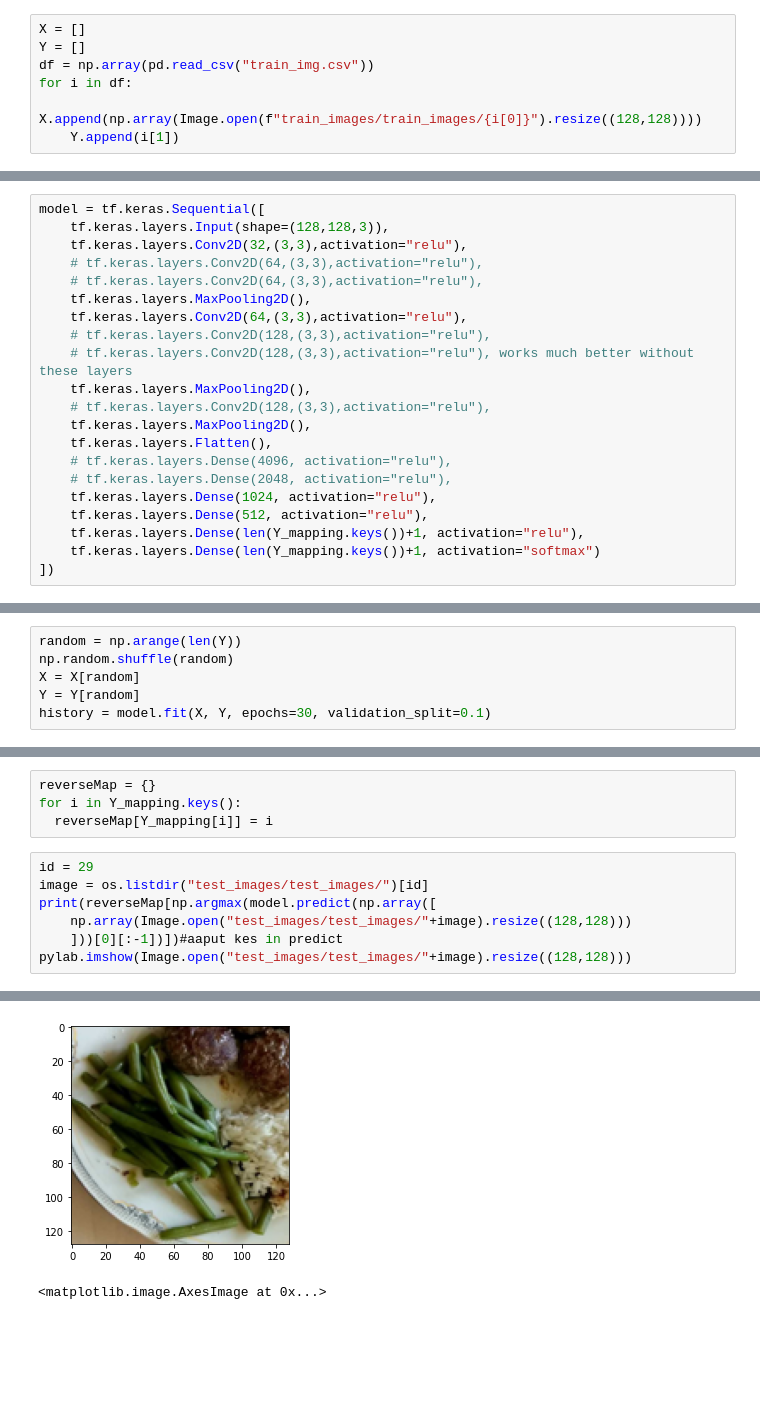
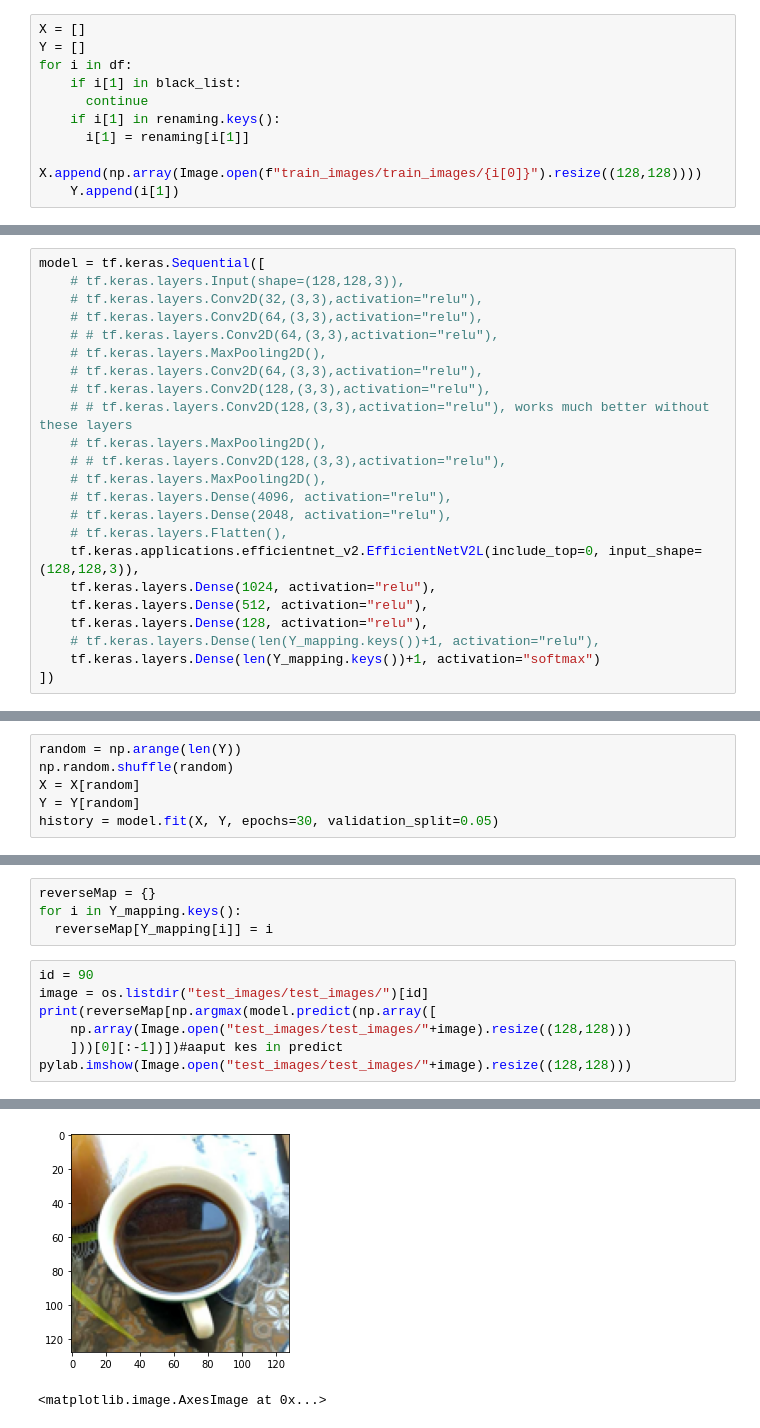
Before and after one commit to weathon/healthy-diet, a Jupyter notebook: food.ipynb, the cells around one changed output, grey strips where cells are left out. Saved outputs shown, nothing was run; the diff lists cells and outputs as text; blank space fills up the shorter version.

Commit message:
renaming and blocking

```diff
--- a/food.ipynb
+++ b/food.ipynb
@@ -31,8 +68,11 @@ data.zip            100%[===================>] 753.17M  14.1MB/s    in 57s
 # %%
 X = []
 Y = []
-df = np.array(pd.read_csv("train_img.csv"))
 for i in df:
+    if i[1] in black_list:
+      continue
+    if i[1] in renaming.keys():
+      i[1] = renaming[i[1]]
     X.append(np.array(Image.open(f"train_images/train_images/{i[0]}").resize((128,128))))
     Y.append(i[1])
 # %%
@@ -55,22 +95,24 @@ for i in range(len(Y)):
 ### Model
 # %%
 model = tf.keras.Sequential([
-    tf.keras.layers.Input(shape=(128,128,3)),
-    tf.keras.layers.Conv2D(32,(3,3),activation="relu"),
+    # tf.keras.layers.Input(shape=(128,128,3)),
+    # tf.keras.layers.Conv2D(32,(3,3),activation="relu"),
     # tf.keras.layers.Conv2D(64,(3,3),activation="relu"),
+    # # tf.keras.layers.Conv2D(64,(3,3),activation="relu"),
+    # tf.keras.layers.MaxPooling2D(),
     # tf.keras.layers.Conv2D(64,(3,3),activation="relu"),
-    tf.keras.layers.MaxPooling2D(),
-    tf.keras.layers.Conv2D(64,(3,3),activation="relu"),
     # tf.keras.layers.Conv2D(128,(3,3),activation="relu"),
-    # tf.keras.layers.Conv2D(128,(3,3),activation="relu"), works much better without these layers
-    tf.keras.layers.MaxPooling2D(),
-    # tf.keras.layers.Conv2D(128,(3,3),activation="relu"),
-    tf.keras.layers.MaxPooling2D(),
-    tf.keras.layers.Flatten(),
+    # # tf.keras.layers.Conv2D(128,(3,3),activation="relu"), works much better without these layers
+    # tf.keras.layers.MaxPooling2D(),
+    # # tf.keras.layers.Conv2D(128,(3,3),activation="relu"),
+    # tf.keras.layers.MaxPooling2D(),
     # tf.keras.layers.Dense(4096, activation="relu"),
     # tf.keras.layers.Dense(2048, activation="relu"),
+    # tf.keras.layers.Flatten(),
+    tf.keras.applications.efficientnet_v2.EfficientNetV2L(include_top=0, input_shape=(128,128,3)),
     tf.keras.layers.Dense(1024, activation="relu"),
     tf.keras.layers.Dense(512, activation="relu"),
-    tf.keras.layers.Dense(len(Y_mapping.keys())+1, activation="relu"),
+    tf.keras.layers.Dense(128, activation="relu"),
+    # tf.keras.layers.Dense(len(Y_mapping.keys())+1, activation="relu"),
     tf.keras.layers.Dense(len(Y_mapping.keys())+1, activation="softmax")
 ])
@@ -85,6 +131,6 @@ random = np.arange(len(Y))
 np.random.shuffle(random)
 X = X[random]
 Y = Y[random]
-history = model.fit(X, Y, epochs=30, validation_split=0.1)
+history = model.fit(X, Y, epochs=30, validation_split=0.05)
 # %% [output]
 Epoch 1/30
@@ -122,7 +153,7 @@ reverseMap = {}
 for i in Y_mapping.keys():
   reverseMap[Y_mapping[i]] = i
 # %%
-id = 29
+id = 90
 image = os.listdir("test_images/test_images/")[id]
 print(reverseMap[np.argmax(model.predict(np.array([
     np.array(Image.open("test_images/test_images/"+image).resize((128,128)))
@@ -134,5 +165,5 @@ bread-white
 <matplotlib.image.AxesImage at 0x...>
-[figure, old version]
+[figure, new version]
 # %%
 # %% [output]
 <matplotlib.image.AxesImage at 0x...>
```
Also changed, not shown: parts of 7 cells of this notebook.
